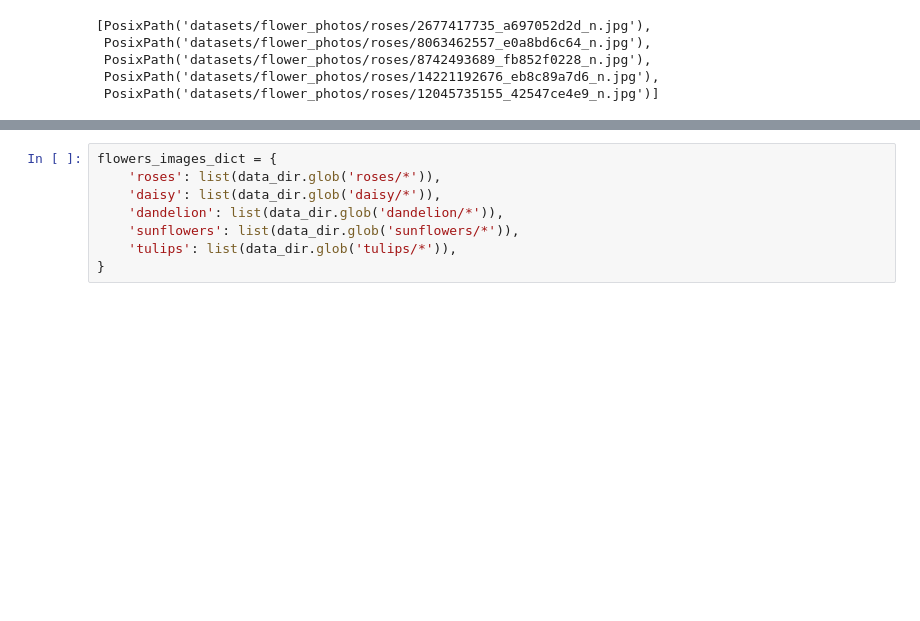
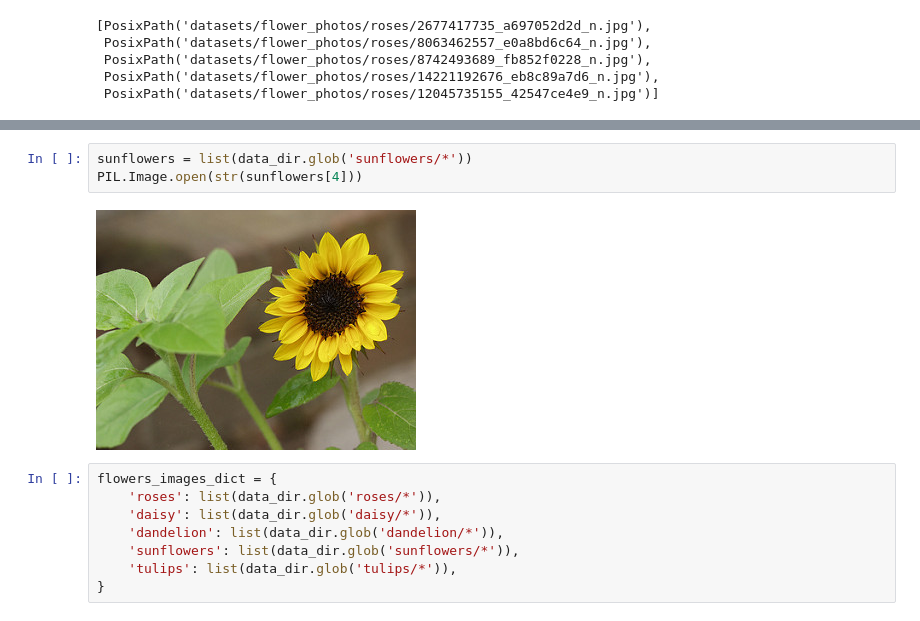
Before and after one commit to Void-Brain70/Deep_Learning, a Jupyter notebook: Data_Augmentation.ipynb, the cells around one changed output, grey strips where cells are left out. Cells and saved outputs as stored; diff of their text form; blank space fills up the shorter version.

```diff
--- a/Data_Augmentation.ipynb
+++ b/Data_Augmentation.ipynb
@@ -73,3 +76,8 @@ PIL.Image.open(str(tulips[2]))
+# %%
+sunflowers = list(data_dir.glob('sunflowers/*'))
+PIL.Image.open(str(sunflowers[4]))
+# %% [output]
+[figure, added]
 # %%
 flowers_images_dict = {
     'roses': list(data_dir.glob('roses/*')),
```
Also changed, not shown: parts of 14 cells of this notebook.
